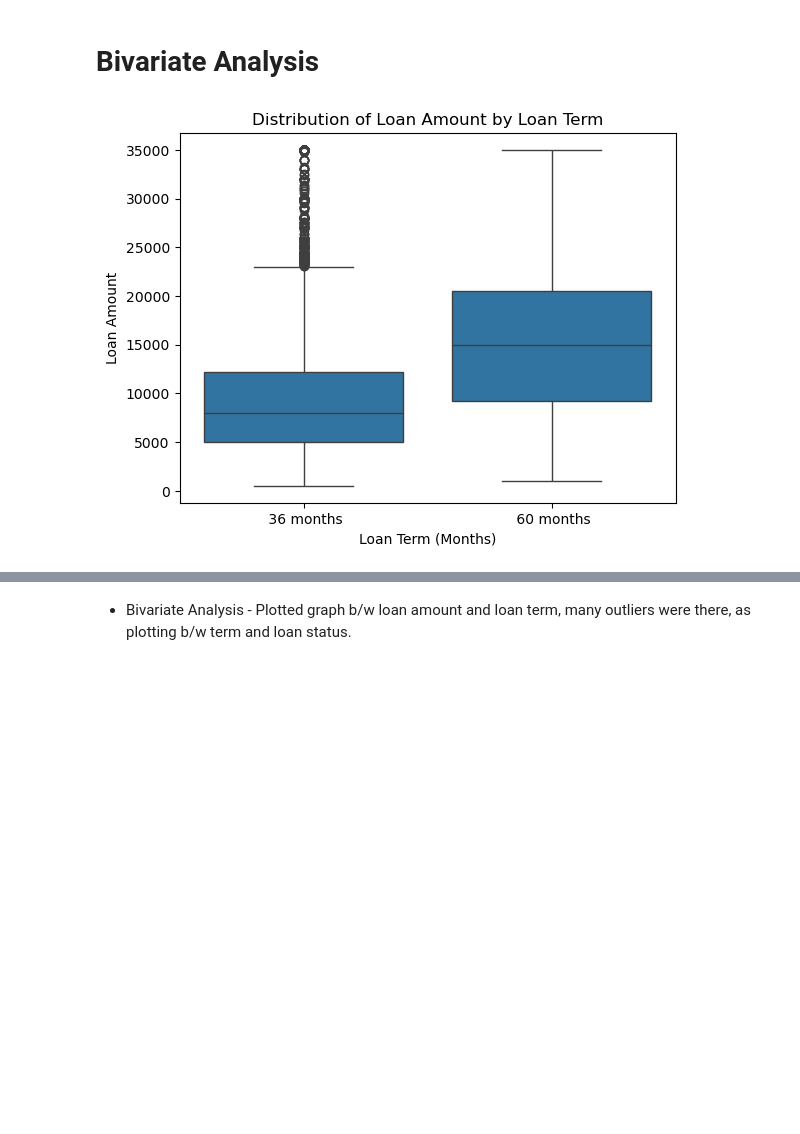
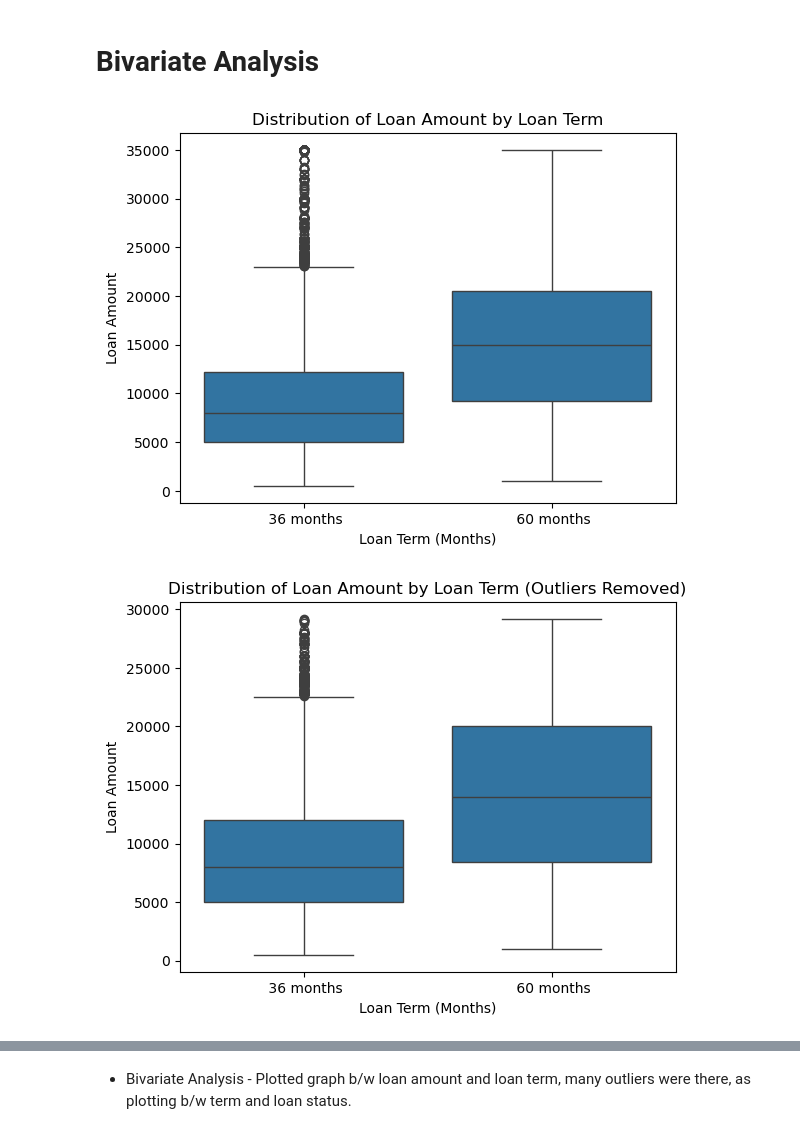
Before and after one commit to SripriyaValluru/LendingClubCaseStudy, a Jupyter notebook: LendingClubCaseStudy_By_Group_Priya.ipynb, the cells around one changed output, grey strips where cells are left out. Saved outputs shown, nothing was run; the diff lists cells and outputs as text; code cells hidden in the pictures; blank space fills up the shorter version.

```diff
--- a/LendingClubCaseStudy_By_Group_Priya.ipynb
+++ b/LendingClubCaseStudy_By_Group_Priya.ipynb
@@ -485,12 +485,36 @@ object
 - December month stands out first in loan taking month.
 # %% [markdown]
 # Bivariate Analysis
-# %%
-# Box plot b/w term and loan_amnt
-sns.boxplot(x = "term", y = "loan_amnt", data=loan_data)
-plt.xlabel("Loan Term (Months)")
-plt.ylabel("Loan Amount")
-plt.title("Distribution of Loan Amount by Loan Term")
-plt.show()
-# %% [output]
-[figure, removed]
+# %%
+# Box plot b/w term and loan_amnt
+sns.boxplot(x = "term", y = "loan_amnt", data=loan_data)
+plt.xlabel("Loan Term (Months)")
+plt.ylabel("Loan Amount")
+plt.title("Distribution of Loan Amount by Loan Term")
+plt.show()
+Q1 = loan_data['loan_amnt'].quantile(0.25)
+Q3 = loan_data['loan_amnt'].quantile(0.75)
+
+# Calculating the interquartile range
+IQR = Q3 - Q1
+
+# Define the lower and upper bounds
+lower_bound = Q1 - 1.5 * IQR
+upper_bound = Q3 + 1.5 * IQR
+
+# Remove outliers
+trimmed_loan_data = loan_data[(loan_data['loan_amnt'] >= lower_bound) & (loan_data['loan_amnt'] <= upper_bound)]
+sns.boxplot(x="term", y="loan_amnt", data=trimmed_loan_data)
+plt.xlabel("Loan Term (Months)")
+plt.ylabel("Loan Amount")
+plt.title("Distribution of Loan Amount by Loan Term (Outliers Removed)")
+plt.show()
+print("Before Outlier Removal:")
+print(loan_data['loan_amnt'].describe())
+
+# Summary statistics after outlier removal
+print("\nAfter Outlier Removal:")
+print(trimmed_loan_data['loan_amnt'].describe())
+# %% [output]
+[figure, added]
+[figure, added]
```
Also changed, not shown: parts of 2 cells of this notebook.
